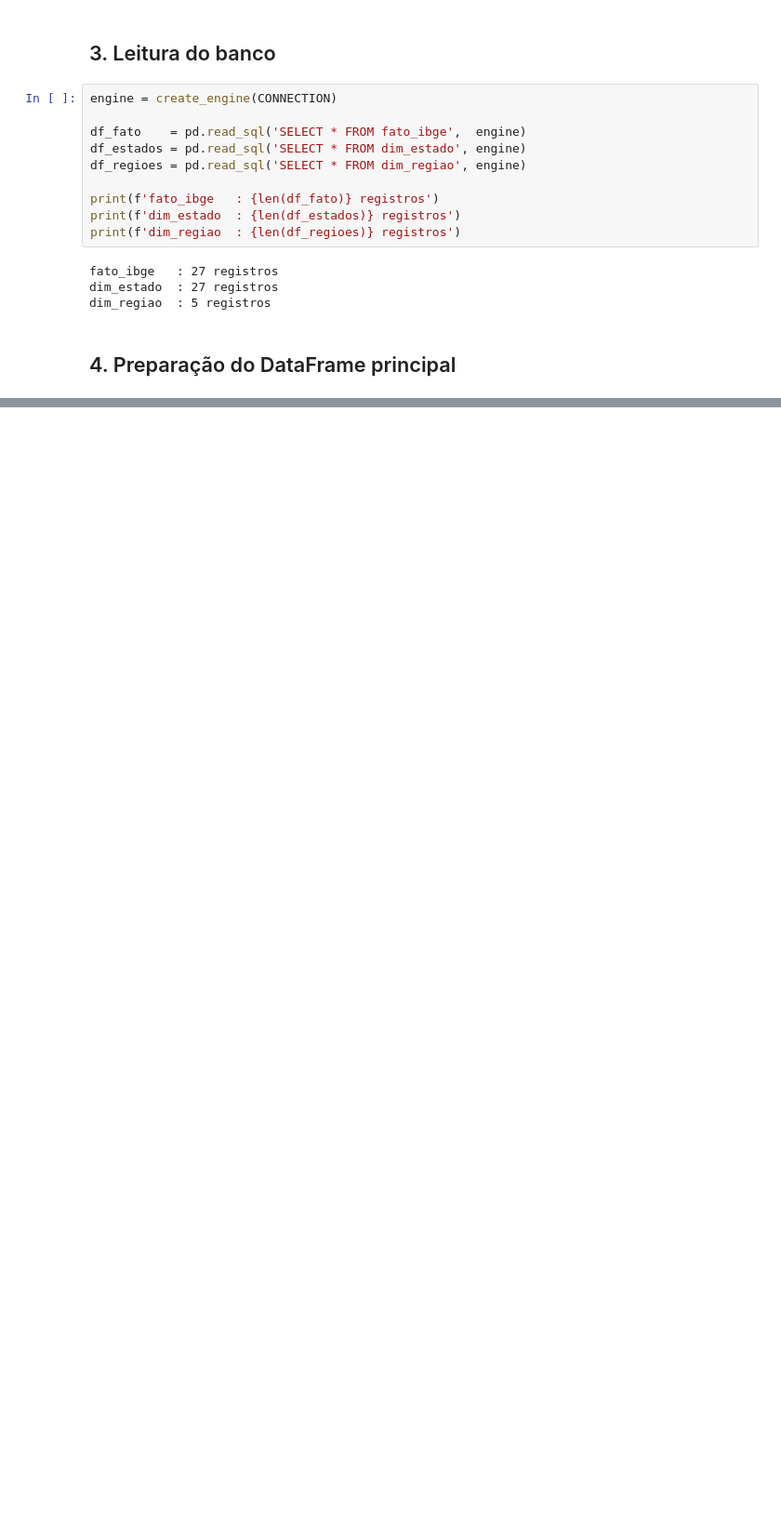
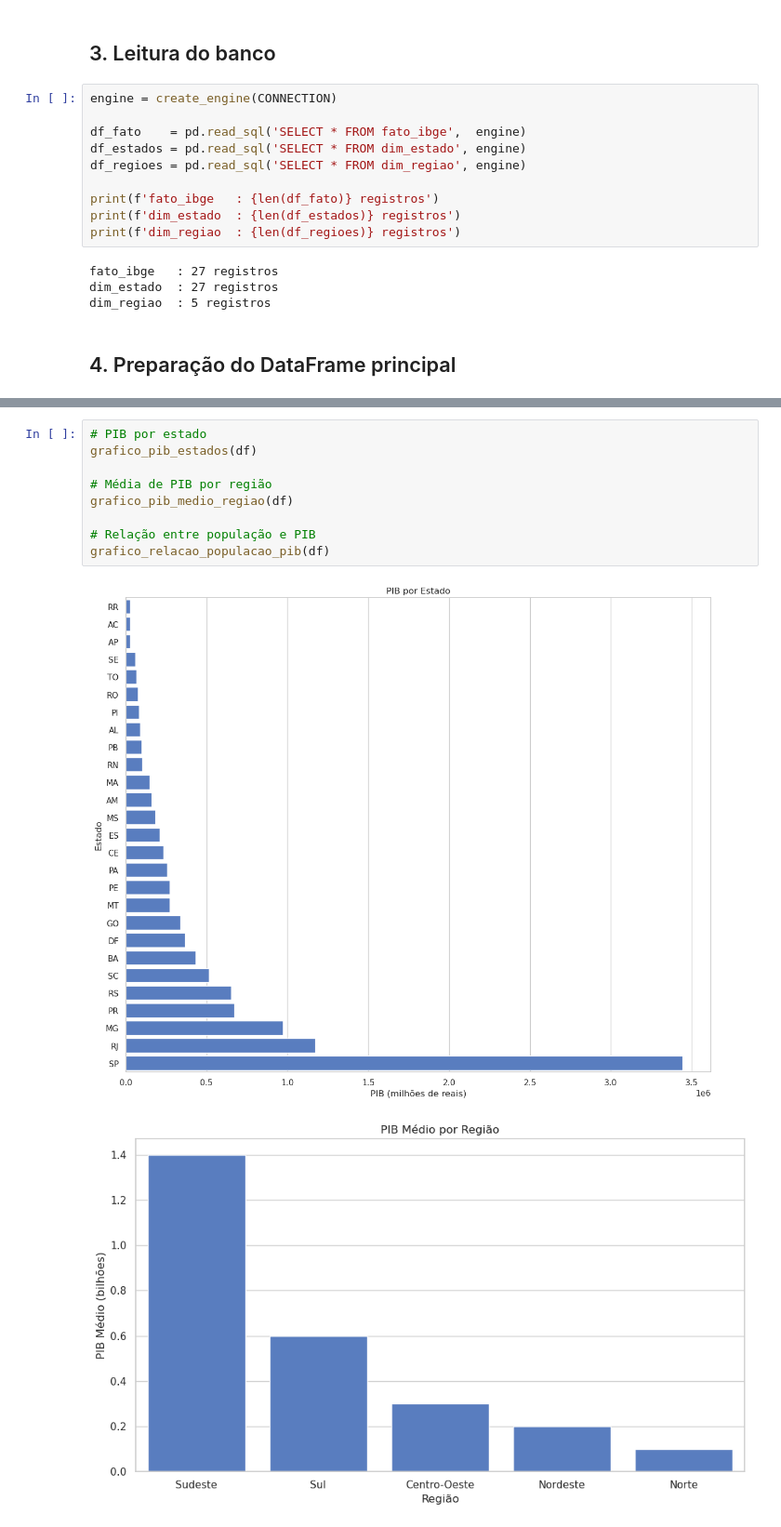
Before and after one commit to LeoRlucena/engenharia-dados-ibge, a Jupyter notebook: notebooks/analise.ipynb, the cells around one changed output, grey strips where cells are left out. Shown at 93% size. Cells and saved outputs as stored; diff of their text form; blank space fills up the shorter version.

```diff
--- a/notebooks/analise.ipynb
+++ b/notebooks/analise.ipynb
@@ -145,0 +175,12 @@ dtype: int64
+# %%
+# PIB por estado
+grafico_pib_estados(df)
+
+# Média de PIB por região
+grafico_pib_medio_regiao(df)
+
+# Relação entre população e PIB
+grafico_relacao_populacao_pib(df)
+# %% [output]
+[figure, added]
+[figure, added]
```
Also changed, not shown: parts of 9 cells of this notebook, 50 other files.
